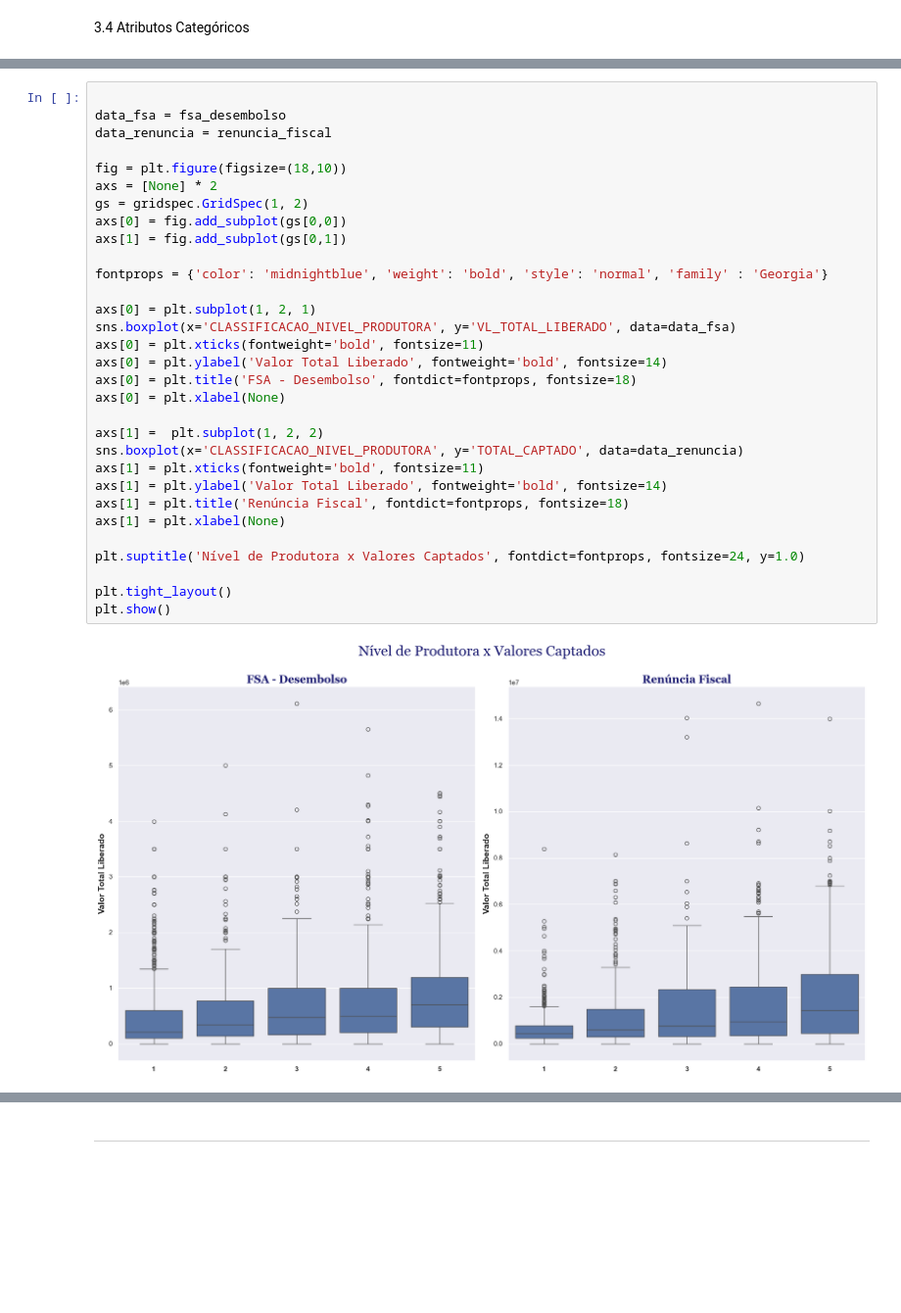
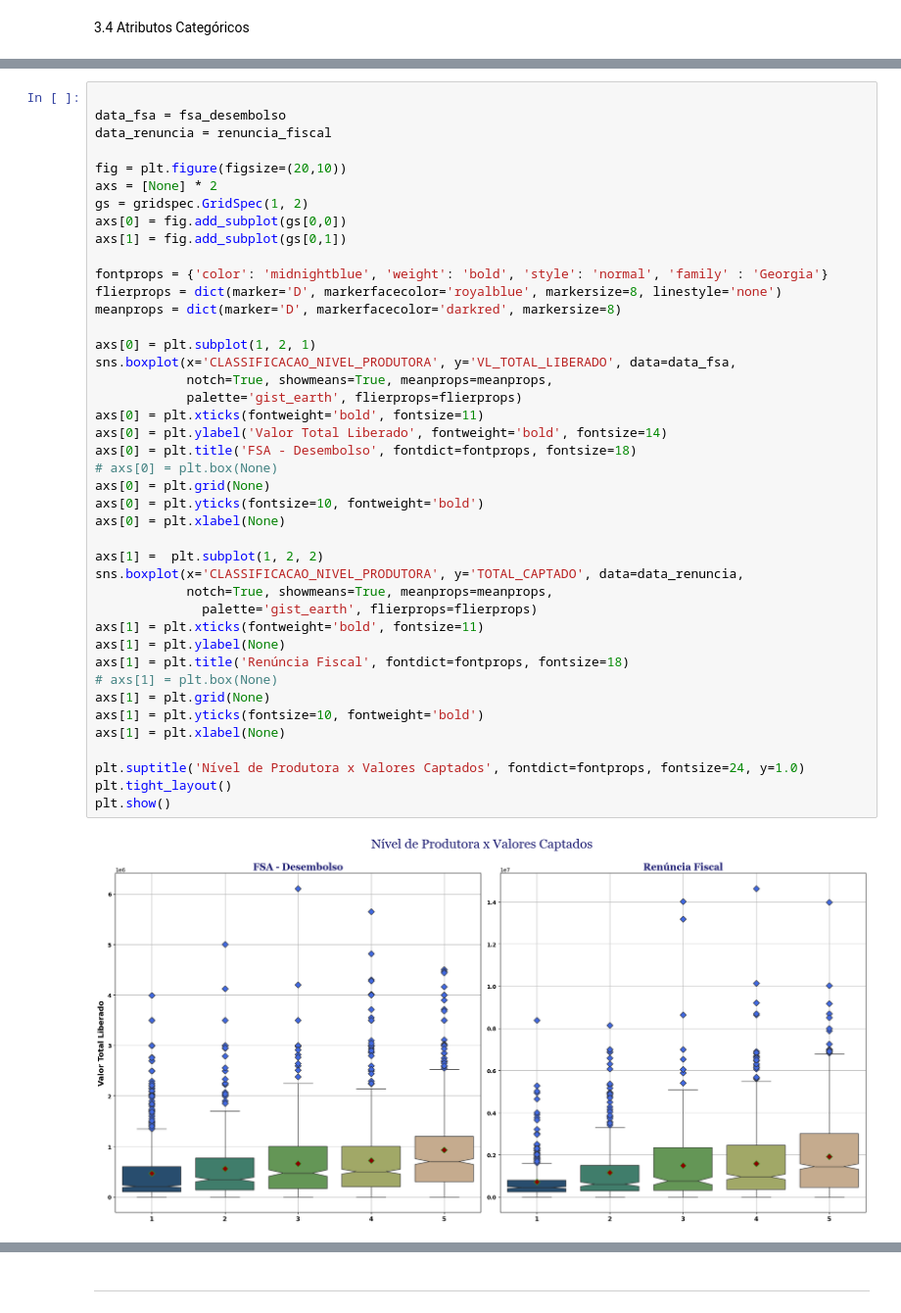
Before and after one commit to fonsecadados/AgenciaNacionalDoCinema_ANCINE, a Jupyter notebook: ANCINE_DesafiosEOportunidades.ipynb, the cells around one changed output, grey strips where cells are left out. Shown at 98% size. Drawn from its saved outputs; the diff is of its cells as text; blank space fills up the shorter version.

```diff
--- a/ANCINE_DesafiosEOportunidades.ipynb
+++ b/ANCINE_DesafiosEOportunidades.ipynb
@@ -1034,33 +1006,44 @@ plot_hist_renuncia_fiscal()
 # %%
 
 data_fsa = fsa_desembolso
 data_renuncia = renuncia_fiscal
 
-fig = plt.figure(figsize=(18,10))
+fig = plt.figure(figsize=(20,10))
 axs = [None] * 2
 gs = gridspec.GridSpec(1, 2)
 axs[0] = fig.add_subplot(gs[0,0])
 axs[1] = fig.add_subplot(gs[0,1])
 
 fontprops = {'color': 'midnightblue', 'weight': 'bold', 'style': 'normal', 'family' : 'Georgia'}
+flierprops = dict(marker='D', markerfacecolor='royalblue', markersize=8, linestyle='none')
+meanprops = dict(marker='D', markerfacecolor='darkred', markersize=8)
 
 axs[0] = plt.subplot(1, 2, 1)
-sns.boxplot(x='CLASSIFICACAO_NIVEL_PRODUTORA', y='VL_TOTAL_LIBERADO', data=data_fsa)
+sns.boxplot(x='CLASSIFICACAO_NIVEL_PRODUTORA', y='VL_TOTAL_LIBERADO', data=data_fsa,
+            notch=True, showmeans=True, meanprops=meanprops,
+            palette='gist_earth', flierprops=flierprops)
 axs[0] = plt.xticks(fontweight='bold', fontsize=11)
 axs[0] = plt.ylabel('Valor Total Liberado', fontweight='bold', fontsize=14)
 axs[0] = plt.title('FSA - Desembolso', fontdict=fontprops, fontsize=18)
+# axs[0] = plt.box(None)
+axs[0] = plt.grid(None)
+axs[0] = plt.yticks(fontsize=10, fontweight='bold')
 axs[0] = plt.xlabel(None)
 
 axs[1] =  plt.subplot(1, 2, 2)
-sns.boxplot(x='CLASSIFICACAO_NIVEL_PRODUTORA', y='TOTAL_CAPTADO', data=data_renuncia)
+sns.boxplot(x='CLASSIFICACAO_NIVEL_PRODUTORA', y='TOTAL_CAPTADO', data=data_renuncia,
+            notch=True, showmeans=True, meanprops=meanprops,
+              palette='gist_earth', flierprops=flierprops)
 axs[1] = plt.xticks(fontweight='bold', fontsize=11)
-axs[1] = plt.ylabel('Valor Total Liberado', fontweight='bold', fontsize=14)
+axs[1] = plt.ylabel(None)
 axs[1] = plt.title('Renúncia Fiscal', fontdict=fontprops, fontsize=18)
+# axs[1] = plt.box(None)
+axs[1] = plt.grid(None)
+axs[1] = plt.yticks(fontsize=10, fontweight='bold')
 axs[1] = plt.xlabel(None)
 
 plt.suptitle('Nível de Produtora x Valores Captados', fontdict=fontprops, fontsize=24, y=1.0)
-
 plt.tight_layout()
 plt.show()
 # %% [output]
-[figure, old version]
+[figure, new version]
```
Also changed, not shown: parts of 9 cells of this notebook.
